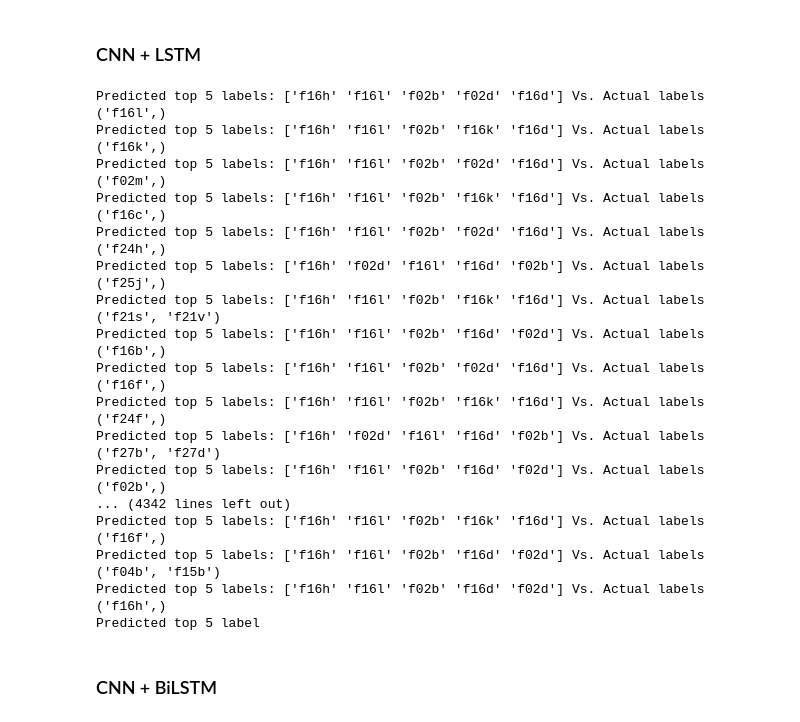
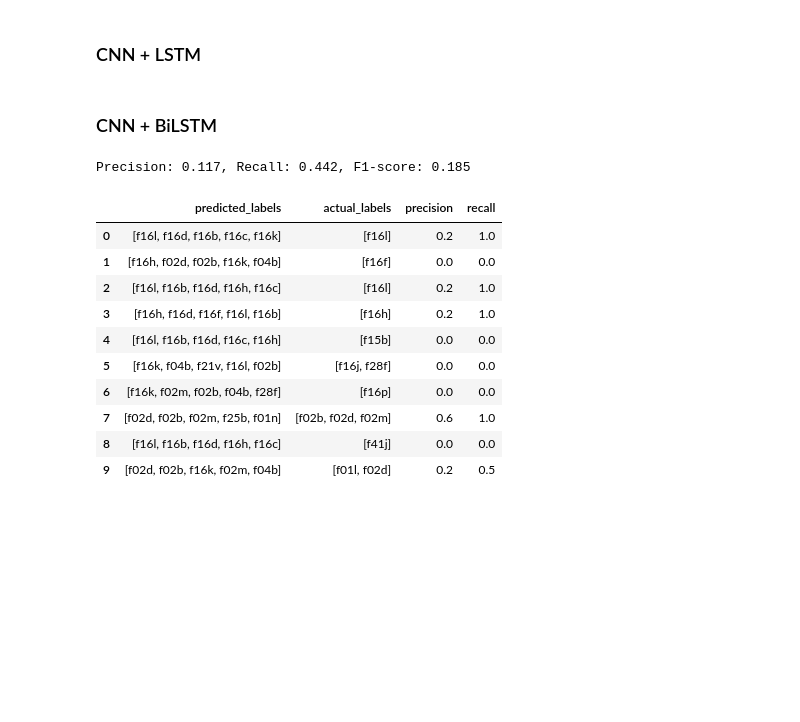
Before and after one commit to saurav-datta/patent_classification-Keras, a Jupyter notebook: Main_Notebook_New.ipynb, the cells around one changed output. Cells and saved outputs as stored; diff of their text form; code cells hidden in the pictures; blank space fills up the shorter version.

```diff
--- a/Main_Notebook_New.ipynb
+++ b/Main_Notebook_New.ipynb
@@ -1574,34 +1849,44 @@ plt.legend(loc="upper right")
 # %% [markdown]
 ### Error Analysis
+# %%
+def get_df_with_results(labels=1):
+    pred_proba = model.predict(X_test_seq)
+    all_labels = mlb.classes_
+    pred_classes = get_pred_classes(X_test_seq, number_of_labels = labels)
+
+    # Getting the predicted and actual labels in each patent in the test set
+    predicted_labels = [all_labels[np.argsort(pred_proba[i])[::-1][:labels]] for i in range(pred_proba.shape[0])]
+    actual_labels = [list(mlb.inverse_transform(Y_test)[i]) for i in range(pred_proba.shape[0])]
+
+    # Getting the individual precisions and recalls
+    precisions = [metrics.precision_score(Y_test[i], pred_classes[i]) for i in range(pred_proba.shape[0])]
+    recalls = [metrics.recall_score(Y_test[i], pred_classes[i]) for i in range(pred_proba.shape[0])]
+
+    # Creating a dataframe with all the results
+    df_with_results = pd.DataFrame({'predicted_labels':predicted_labels,
+                                  'actual_labels':actual_labels,
+                                  'precision':precisions,
+                                  'recall':recalls}, columns = ['predicted_labels','actual_labels','precision','recall'])
+
+    return df_with_results
+
+
+def calculate_total_scores(df_with_results):
+    total_prec = round(df_with_results.precision.mean(),3)
+    total_recall = round(df_with_results.recall.mean(),3)
+    total_f1 = round(2*(total_prec*total_recall)/(total_prec+total_recall),3)
+    return print("Precision: {}, Recall: {}, F1-score: {}".format(total_prec, total_recall, total_f1))
 # %% [markdown]
 ### CNN + LSTM
 # %%
-classes = 5
+# classes = 5
 
-pred_proba = model.predict(X_test_seq)
-all_labels = mlb.classes_
+# pred_proba = model.predict(X_test_seq)
+# all_labels = mlb.classes_
 
-for i in range(pred_proba.shape[0]):
-    predicted_labels = all_labels[np.argsort(pred_proba[i])[::-1][:classes]]
-    actual_labels = mlb.inverse_transform(Y_test)[i]
-    print("Predicted top {} labels: {} Vs. Actual labels {}".format(classes, predicted_labels, actual_labels))
+# for i in range(pred_proba.shape[0]):
+#     predicted_labels = all_labels[np.argsort(pred_proba[i])[::-1][:classes]]
+#     actual_labels = mlb.inverse_transform(Y_test)[i]
+#     print("Predicted top {} labels: {} Vs. Actual labels {}".format(classes, predicted_labels, actual_labels))
-# %% [output]
-Predicted top 5 labels: ['f16h' 'f16l' 'f02b' 'f02d' 'f16d'] Vs. Actual labels ('f16l',)
-Predicted top 5 labels: ['f16h' 'f16l' 'f02b' 'f16k' 'f16d'] Vs. Actual labels ('f16k',)
-Predicted top 5 labels: ['f16h' 'f16l' 'f02b' 'f02d' 'f16d'] Vs. Actual labels ('f02m',)
-Predicted top 5 labels: ['f16h' 'f16l' 'f02b' 'f16k' 'f16d'] Vs. Actual labels ('f16c',)
-Predicted top 5 labels: ['f16h' 'f16l' 'f02b' 'f02d' 'f16d'] Vs. Actual labels ('f24h',)
-Predicted top 5 labels: ['f16h' 'f02d' 'f16l' 'f16d' 'f02b'] Vs. Actual labels ('f25j',)
-Predicted top 5 labels: ['f16h' 'f16l' 'f02b' 'f16k' 'f16d'] Vs. Actual labels ('f21s', 'f21v')
-Predicted top 5 labels: ['f16h' 'f16l' 'f02b' 'f16d' 'f02d'] Vs. Actual labels ('f16b',)
-Predicted top 5 labels: ['f16h' 'f16l' 'f02b' 'f02d' 'f16d'] Vs. Actual labels ('f16f',)
-Predicted top 5 labels: ['f16h' 'f16l' 'f02b' 'f16k' 'f16d'] Vs. Actual labels ('f24f',)
-Predicted top 5 labels: ['f16h' 'f02d' 'f16l' 'f16d' 'f02b'] Vs. Actual labels ('f27b', 'f27d')
-Predicted top 5 labels: ['f16h' 'f16l' 'f02b' 'f16d' 'f02d'] Vs. Actual labels ('f02b',)
-... (4342 lines left out)
-Predicted top 5 labels: ['f16h' 'f16l' 'f02b' 'f16k' 'f16d'] Vs. Actual labels ('f16f',)
-Predicted top 5 labels: ['f16h' 'f16l' 'f02b' 'f16d' 'f02d'] Vs. Actual labels ('f04b', 'f15b')
-Predicted top 5 labels: ['f16h' 'f16l' 'f02b' 'f16d' 'f02d'] Vs. Actual labels ('f16h',)
-Predicted top 5 label
 # %% [markdown]
 ### CNN + BiLSTM
@@ -1617,0 +1893,19 @@ for i in range(pred_proba.shape[0]):
+# %%
+df_with_results = get_df_with_results(labels=5)
+calculate_total_scores(df_with_results)
+# %% [output]
+Precision: 0.117, Recall: 0.442, F1-score: 0.185
+# %%
+df_with_results.head(10)
+# %% [output]
+|  | predicted_labels | actual_labels | precision | recall |
+| 0 | [f16l, f16d, f16b, f16c, f16k] | [f16l] | 0.2 | 1.0 |
+| 1 | [f16h, f02d, f02b, f16k, f04b] | [f16f] | 0.0 | 0.0 |
+| 2 | [f16l, f16b, f16d, f16h, f16c] | [f16l] | 0.2 | 1.0 |
+| 3 | [f16h, f16d, f16f, f16l, f16b] | [f16h] | 0.2 | 1.0 |
+| 4 | [f16l, f16b, f16d, f16c, f16h] | [f15b] | 0.0 | 0.0 |
+| 5 | [f16k, f04b, f21v, f16l, f02b] | [f16j, f28f] | 0.0 | 0.0 |
+| 6 | [f16k, f02m, f02b, f04b, f28f] | [f16p] | 0.0 | 0.0 |
+| 7 | [f02d, f02b, f02m, f25b, f01n] | [f02b, f02d, f02m] | 0.6 | 1.0 |
+| 8 | [f16l, f16b, f16d, f16h, f16c] | [f41j] | 0.0 | 0.0 |
+| 9 | [f02d, f02b, f16k, f02m, f04b] | [f01l, f02d] | 0.2 | 0.5 |
```
Also changed, not shown: parts of 55 cells of this notebook, 3 other files.
